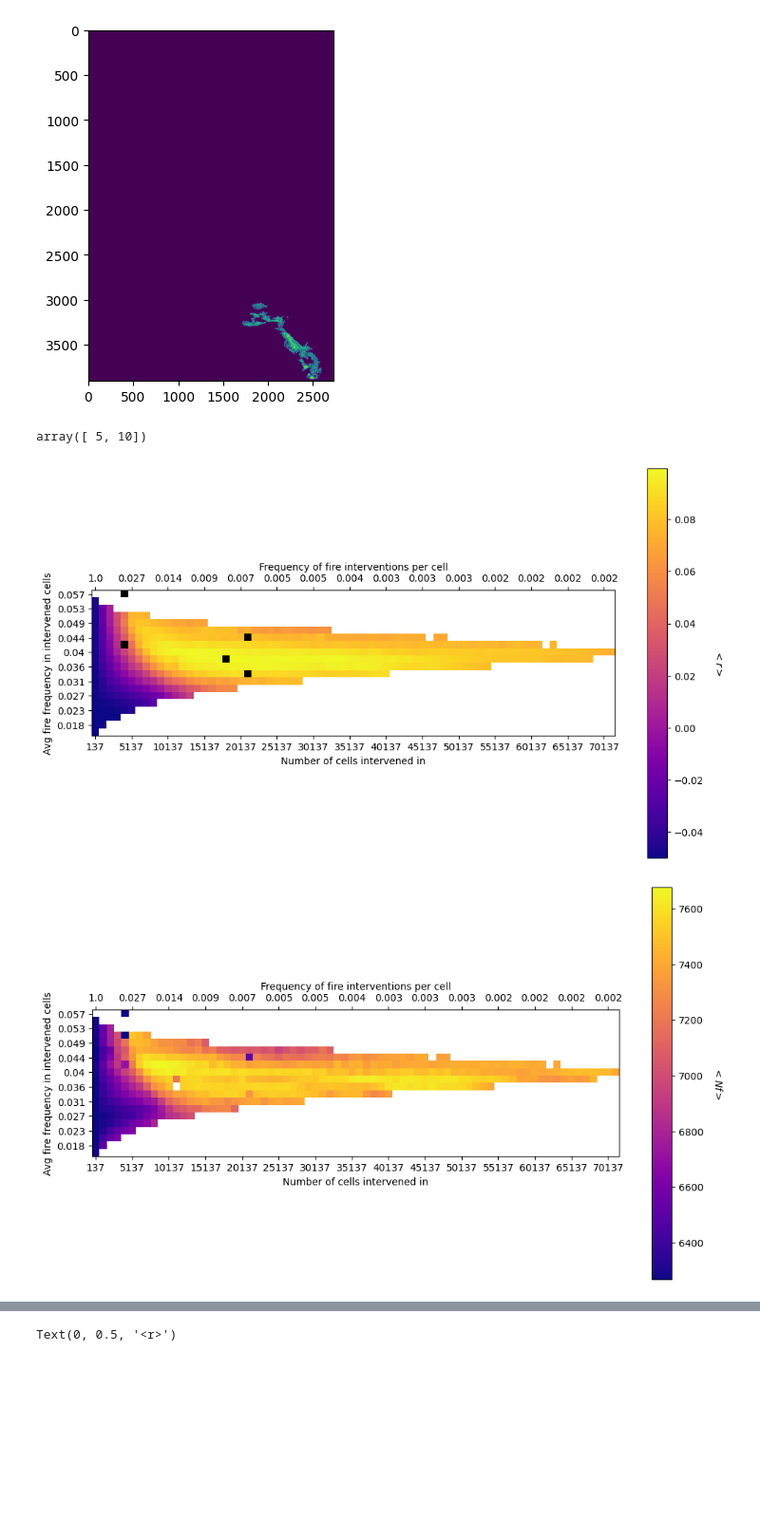
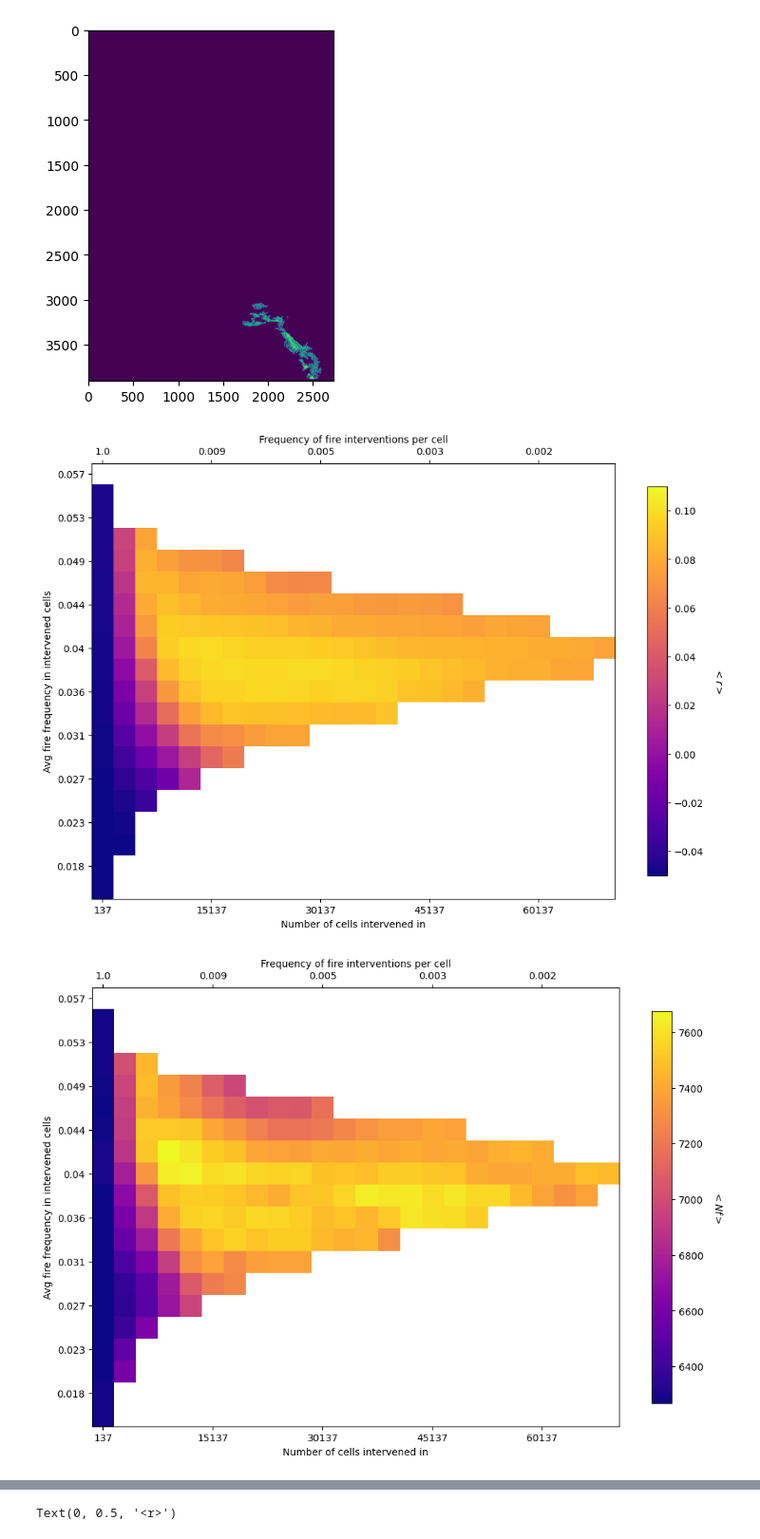
Before and after one commit to patricklawton/TecateCypress, a Jupyter notebook: sensitivity/viz.ipynb, the cells around one changed output, grey strips where cells are left out. Shown: that part at 95% size. Cells and saved outputs as stored; diff of their text form; code cells hidden in the pictures; blank space fills up the shorter version.

```diff
--- a/sensitivity/viz.ipynb
+++ b/sensitivity/viz.ipynb
@@ -299,7 +191,3 @@ for baseline_area in baseline_areas:
-# %%
-baseline_areas
-# %% [output]
-array([ 5, 10])
 # %%
 # for baseline_area in baseline_areas:
 for baseline_area in [10]:
@@ -307,7 +195,7 @@ for baseline_area in [10]:
     n_cell_baseline = round(baseline_area/A_cell)
     fif_baseline = 1
     constraint = n_cell_baseline * fif_baseline
-    n_cell_vec = np.arange(n_cell_baseline, len(fire_freqs)-slice_left_min, 1000)
+    n_cell_vec = np.arange(n_cell_baseline, len(fire_freqs)-slice_left_min, 3000)
     fif_vec = np.array([constraint/n_cell for n_cell in n_cell_vec])
     for metric in ['r', 'Nf']:
         fn = "phase_mats/Aeff_{}/phase_{}_{}.npy".format(Aeff, metric, round(constraint))
@@ -319,34 +207,35 @@ for baseline_area in [10]:
         with open(fn, 'r') as handle:
             metric_baseline = json.load(handle)
             metric_baseline = metric_baseline["{}_expect_nochange".format(metric)]
         fig, ax = plt.subplots(figsize=(12,12))
         phase_flat = phase_space.flatten()
         cmap = copy.copy(matplotlib.cm.plasma)
         # phase_max = np.max(phase_flat)
         '''doing this for now bc some runs are bad'''
         if metric=='r':
-            phase_max = np.quantile(phase_flat[phase_flat != np.ma.masked], 0.99)
+            # phase_max = np.quantile(phase_flat[phase_flat != np.ma.masked], 0.98)
+            phase_max = 0.11
         if metric=='Nf':
             phase_max = max(phase_flat[phase_flat != np.ma.masked])
         cmap.set_bad('white')
         cmap.set_over('k')
         im = ax.imshow(phase_space, norm=matplotlib.colors.Normalize(vmin=metric_baseline, vmax=phase_max), cmap=cmap)
         cbar = ax.figure.colorbar(im, ax=ax, location="right", shrink=0.6)
         cbar.ax.set_ylabel(r'$<{}>$'.format(metric), rotation=-90, fontsize=10, labelpad=20)
         freq_bin_cntrs = np.array([edge+freq_bw/2 for edge in freq_bin_edges]) #should read this in
         ytick_spacing = 2
         ytick_labels = np.flip(freq_bin_cntrs)[::ytick_spacing]
         yticks = np.arange(0,len(freq_bin_cntrs),ytick_spacing)
         ax.set_yticks(yticks, labels=np.round(ytick_labels, decimals=3));
         ax.set_ylabel('Avg fire frequency in intervened cells')
         xtick_spacing = 5
         xticks = np.arange(0,len(n_cell_vec),xtick_spacing)
         ax.set_xticks(xticks, labels=n_cell_vec[::xtick_spacing]);
         ax.set_xlabel('Number of cells intervened in')
         secax = ax.secondary_xaxis('top')
         secax.set_xticks(xticks, labels=np.round(fif_vec[::xtick_spacing], decimals=3));
         secax.set_xlabel('Frequency of fire interventions per cell')
-        fig.savefig('figs/Aeff_{}/phase_{}_{}.png'.format(Aeff,metric,round(constraint)), bbox_inches='tight')
+        # fig.savefig('figs/Aeff_{}/phase_{}_{}.png'.format(Aeff,metric,round(constraint)), bbox_inches='tight')
 # %% [output]
-[figure, old version]
+[figure, new version]
-[figure, old version]
+[figure, new version]
```
Also changed, not shown: parts of 8 cells of this notebook, 3 other files.
